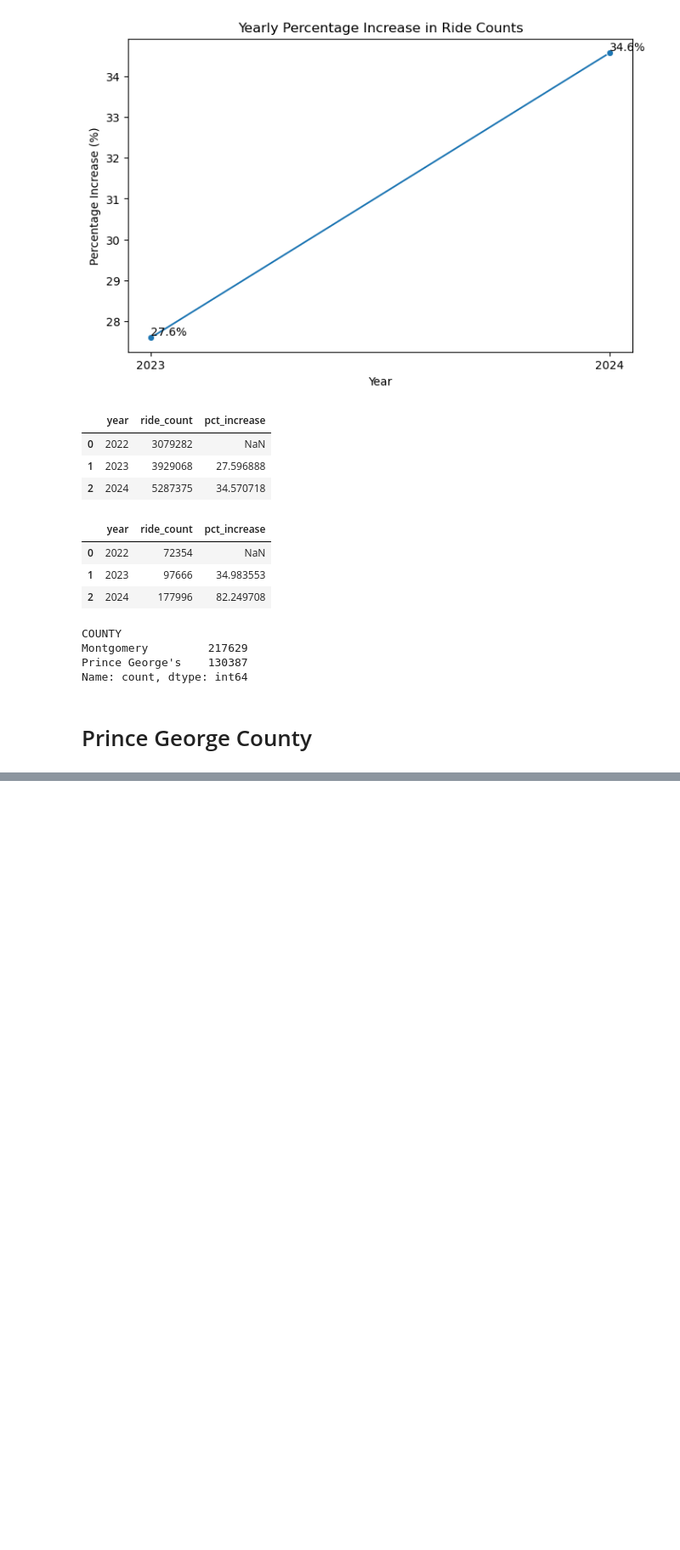
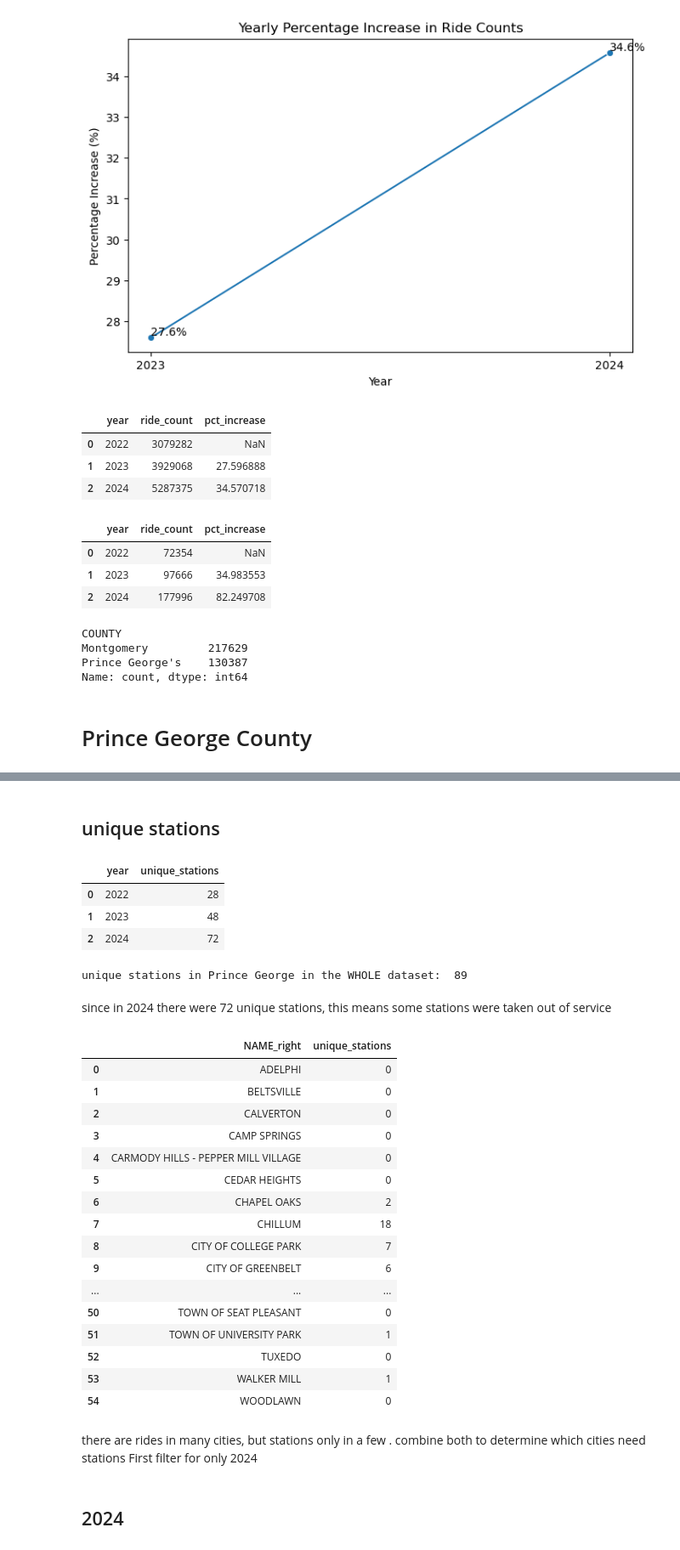
Before and after one commit to pabs-llama/projects, a Jupyter notebook: project_3_ capitalbikeshare/dc_maryland_workbook.ipynb, the cells around one changed output, grey strips where cells are left out. Shown at 85% size. Saved outputs shown, nothing was run; the diff lists cells and outputs as text; code cells hidden in the pictures; blank space fills up the shorter version.

```diff
--- a/project_3_ capitalbikeshare/dc_maryland_workbook.ipynb
+++ b/project_3_ capitalbikeshare/dc_maryland_workbook.ipynb
@@ -205,0 +256,44 @@ gdf = gpd.GeoDataFrame(df, geometry="geometry")
+# %% [markdown]
+## unique stations
+# %%
+#unique stations per year
+unique_stations_per_area_year = only_pg.groupby("year",observed=False)["start_station_name"].nunique().reset_index(name="unique_stations")
+unique_stations_per_area_year
+# %% [output]
+|  | year | unique_stations |
+| 0 | 2022 | 28 |
+| 1 | 2023 | 48 |
+| 2 | 2024 | 72 |
+# %%
+print("unique stations in Prince George in the WHOLE dataset: ", only_pg["start_station_name"].nunique())
+# %% [output]
+unique stations in Prince George in the WHOLE dataset:  89
+# %% [markdown]
+since in 2024 there were 72 unique stations, this means some stations were taken out of service
+# %%
+#unique stations per city
+unique_stations_per_city = only_pg.groupby(["NAME_right"],observed=False)["start_station_name"].nunique().reset_index(name="unique_stations")
+unique_stations_per_city
+# %% [output]
+|  | NAME_right | unique_stations |
+| 0 | ADELPHI | 0 |
+| 1 | BELTSVILLE | 0 |
+| 2 | CALVERTON | 0 |
+| 3 | CAMP SPRINGS | 0 |
+| 4 | CARMODY HILLS - PEPPER MILL VILLAGE | 0 |
+| 5 | CEDAR HEIGHTS | 0 |
+| 6 | CHAPEL OAKS | 2 |
+| 7 | CHILLUM | 18 |
+| 8 | CITY OF COLLEGE PARK | 7 |
+| 9 | CITY OF GREENBELT | 6 |
+| ... | ... | ... |
+| 50 | TOWN OF SEAT PLEASANT | 0 |
+| 51 | TOWN OF UNIVERSITY PARK | 1 |
+| 52 | TUXEDO | 0 |
+| 53 | WALKER MILL | 1 |
+| 54 | WOODLAWN | 0 |
+# %% [markdown]
+there are rides in many cities, but stations only in a few . combine both to determine which cities need stations
+First filter for only 2024
+# %% [markdown]
+## 2024
```
Also changed, not shown: parts of 18 cells of this notebook, 1 other file.
